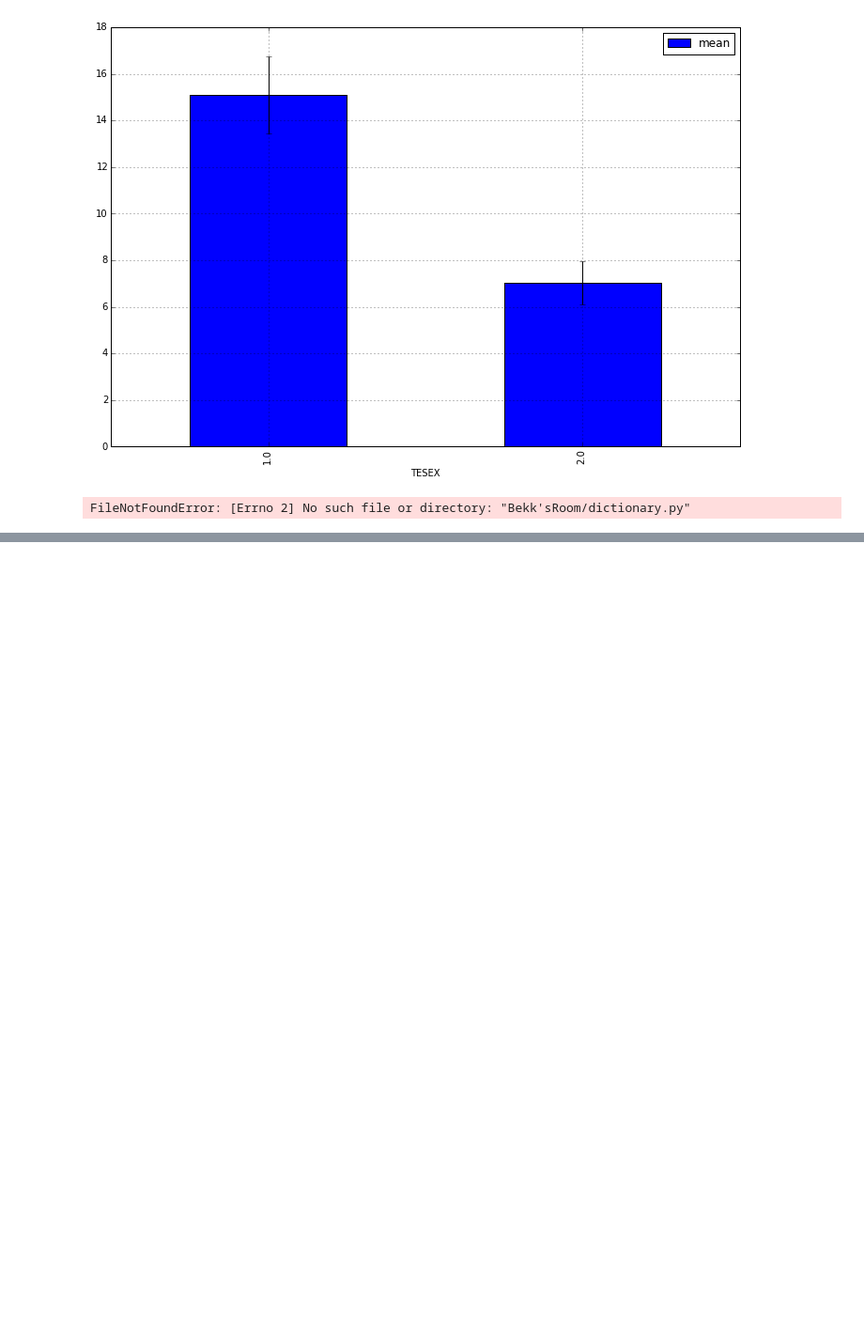
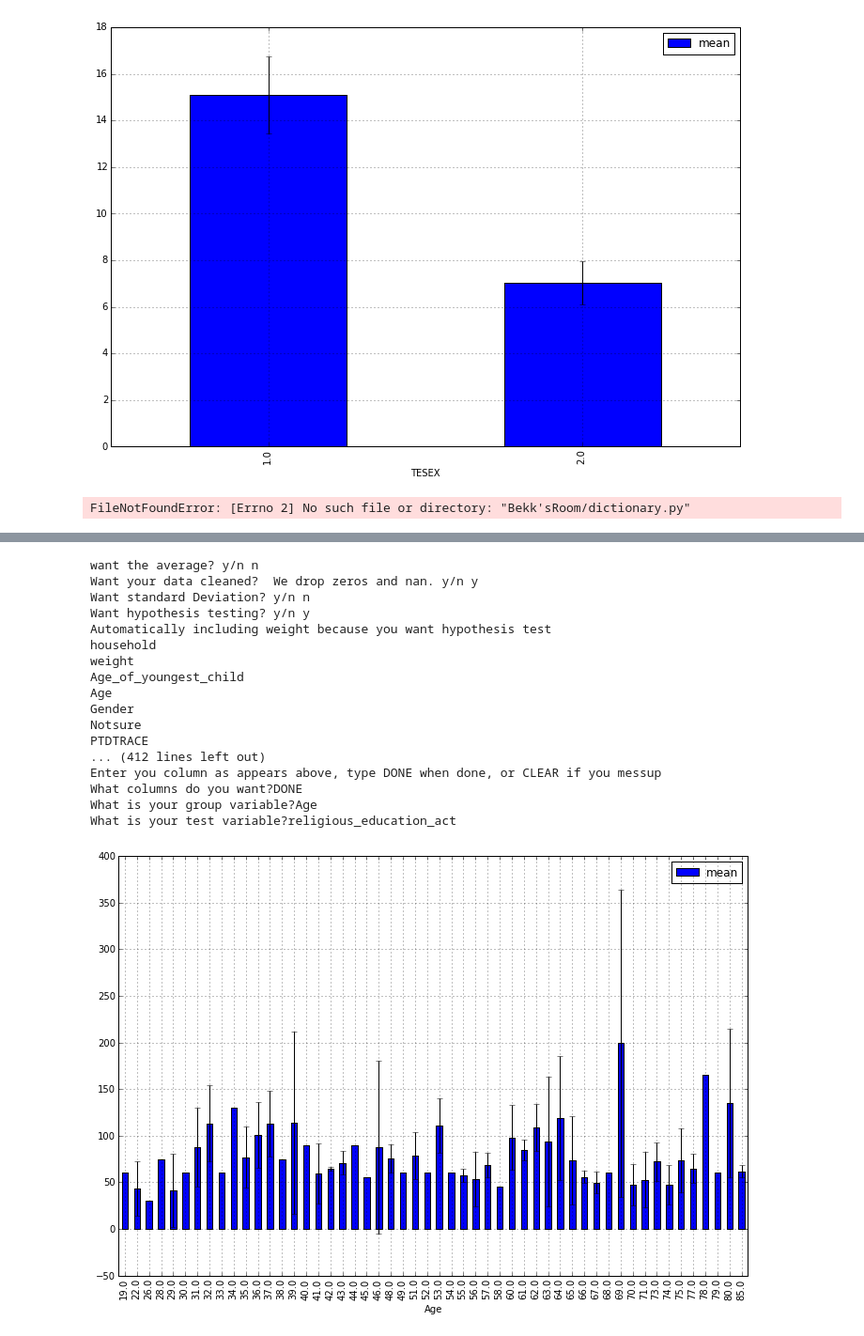
Before and after one commit to pjpassa/atus-analysis-system, a Jupyter notebook: Test Notebook 1.ipynb, the cells around one changed output, grey strips where cells are left out. Shown: that part at 94% size. Drawn from its saved outputs; the diff is of its cells as text; code cells hidden in the pictures; blank space fills up the shorter version.

```diff
--- a/Test Notebook 1.ipynb
+++ b/Test Notebook 1.ipynb
@@ -250,0 +125,22 @@ autocorrelation_plot(tv)
+# %%
+youth = test.Age > 18
+soren = datasets(test, youth)
+# %% [output]
+want the average? y/n n
+Want your data cleaned?  We drop zeros and nan. y/n y
+Want standard Deviation? y/n n
+Want hypothesis testing? y/n y
+Automatically including weight because you want hypothesis test
+household
+weight
+Age_of_youngest_child
+Age
+Gender
+Notsure
+PTDTRACE
+... (412 lines left out)
+Enter you column as appears above, type DONE when done, or CLEAR if you messup
+What columns do you want?DONE
+What is your group variable?Age
+What is your test variable?religious_education_act
+[figure, added]
```
Also changed, not shown: parts of 18 cells of this notebook, 1 other file.
